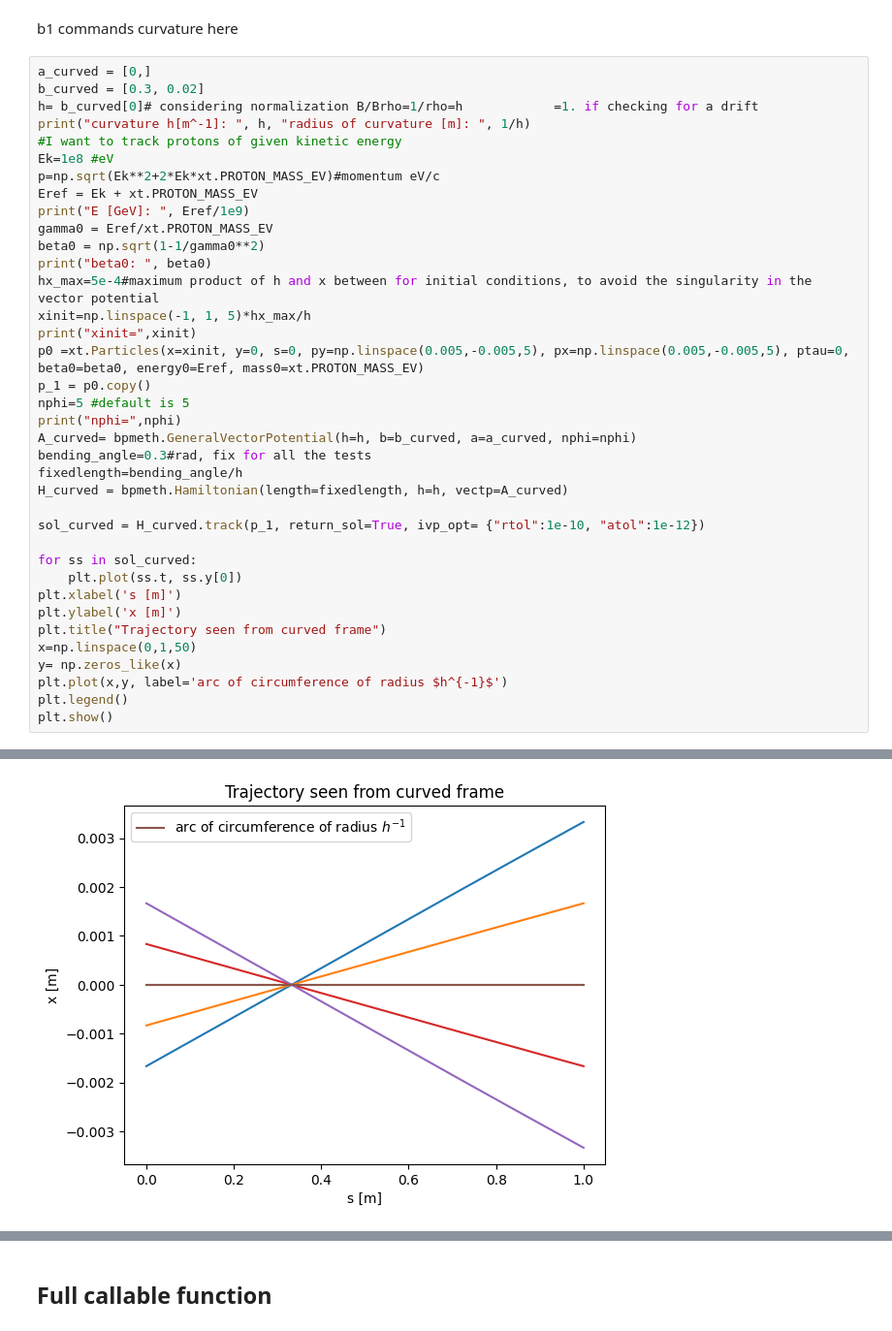
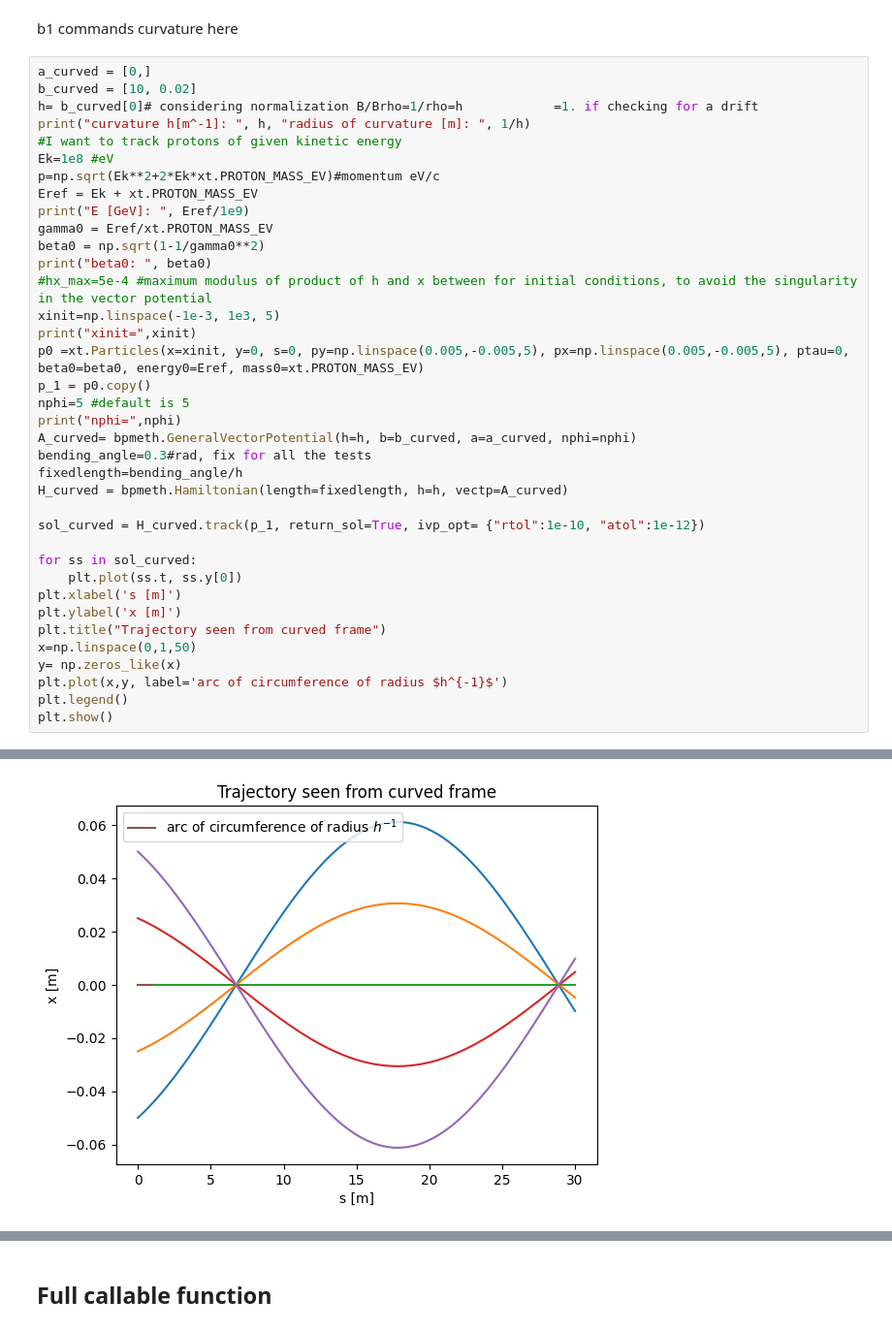
Before and after one commit to marcoliniF/bpmeth, a Jupyter notebook: preliminaryTrials/6.2convergenceChanging_h.ipynb, the cells around one changed output, grey strips where cells are left out. Shown at 97% size. Saved outputs shown, nothing was run; the diff lists cells and outputs as text.

```diff
--- a/preliminaryTrials/6.2convergenceChanging_h.ipynb
+++ b/preliminaryTrials/6.2convergenceChanging_h.ipynb
@@ -10,7 +12,7 @@ import sympy as sp
 b1 commands curvature here
 # %%
 a_curved = [0,]
-b_curved = [0.3, 0.02]
+b_curved = [10, 0.02]
 h= b_curved[0]# considering normalization B/Brho=1/rho=h            =1. if checking for a drift
 print("curvature h[m^-1]: ", h, "radius of curvature [m]: ", 1/h)
 #I want to track protons of given kinetic energy
@@ -21,8 +23,8 @@ print("E [GeV]: ", Eref/1e9)
 gamma0 = Eref/xt.PROTON_MASS_EV
 beta0 = np.sqrt(1-1/gamma0**2)
 print("beta0: ", beta0)
-hx_max=5e-4#maximum product of h and x between for initial conditions, to avoid the singularity in the vector potential
-xinit=np.linspace(-1, 1, 5)*hx_max/h
+#hx_max=5e-4 #maximum modulus of product of h and x between for initial conditions, to avoid the singularity in the vector potential
+xinit=np.linspace(-1e-3, 1e3, 5)
 print("xinit=",xinit)
 p0 =xt.Particles(x=xinit, y=0, s=0, py=np.linspace(0.005,-0.005,5), px=np.linspace(0.005,-0.005,5), ptau=0, beta0=beta0, energy0=Eref, mass0=xt.PROTON_MASS_EV)
 p_1 = p0.copy()
@@ -53,5 +55,5 @@ xinit= [-0.00166667 -0.00083333  0.          0.00083333  0.00166667]
 nphi= 5
-[figure, old version]
+[figure, new version]
 # %%
 expansion_curved = bpmeth.FieldExpansion(a=a_curved, b=b_curved, h=h, nphi=5)#, nphi=nphi)
 phi_curved = expansion_curved.get_phi()
```
Also changed, not shown: parts of 17 cells of this notebook, 5 other files.
